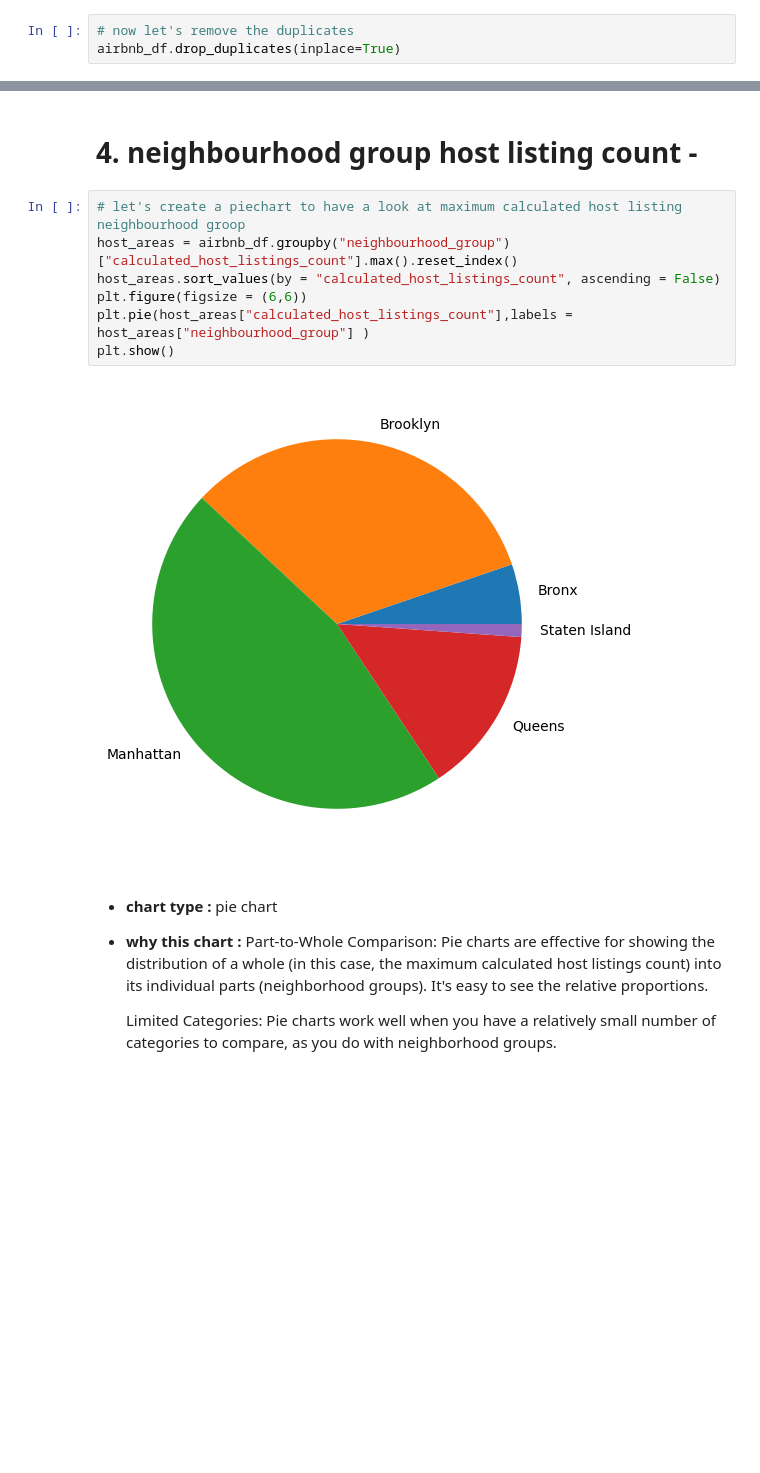
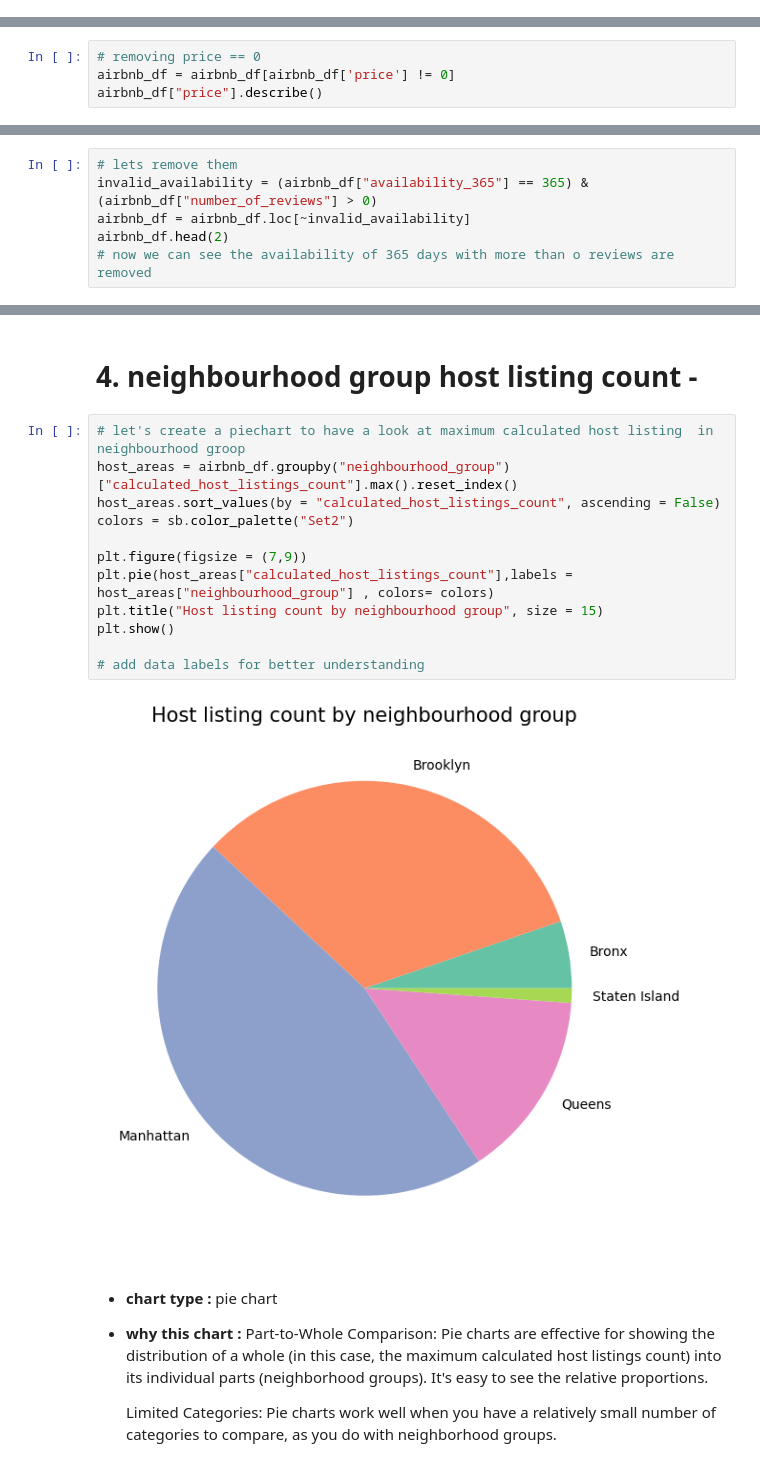
Before and after one commit to Abhijeetlahane09/capstone_project-, a Jupyter notebook: EDA_Airbnb_Project_.ipynb, the cells around one changed output, grey strips where cells are left out. Drawn from its saved outputs; the diff is of its cells as text; blank space fills up the shorter version.

```diff
--- a/EDA_Airbnb_Project_.ipynb
+++ b/EDA_Airbnb_Project_.ipynb
@@ -378,6 +360,3 @@ dtype: int64
-# %%
-# now let's remove the duplicates
-airbnb_df.drop_duplicates(inplace=True)
 # %%
 # Checking for duplicate rows
 duplicate_rows = airbnb_df.duplicated()
@@ -433,0 +439,4 @@ Name: minimum_nights, dtype: float64
+# %%
+# removing price == 0
+airbnb_df = airbnb_df[airbnb_df['price'] != 0]
+airbnb_df["price"].describe()
@@ -433,0 +477,6 @@ Name: minimum_nights, dtype: float64
+# %%
+# lets remove them
+invalid_availability = (airbnb_df["availability_365"] == 365) & (airbnb_df["number_of_reviews"] > 0)
+airbnb_df = airbnb_df.loc[~invalid_availability]
+airbnb_df.head(2)
+# now we can see the availability of 365 days with more than o reviews are removed
@@ -515,14 +579,19 @@ plt.show()
 # %% [markdown]
 # 4. neighbourhood group host listing count -
 # %%
-# let's create a piechart to have a look at maximum calculated host listing neighbourhood groop
+# let's create a piechart to have a look at maximum calculated host listing  in neighbourhood groop
 host_areas = airbnb_df.groupby("neighbourhood_group")["calculated_host_listings_count"].max().reset_index()
 host_areas.sort_values(by = "calculated_host_listings_count", ascending = False)
-plt.figure(figsize = (6,6))
-plt.pie(host_areas["calculated_host_listings_count"],labels = host_areas["neighbourhood_group"] )
+colors = sb.color_palette("Set2")
+
+plt.figure(figsize = (7,9))
+plt.pie(host_areas["calculated_host_listings_count"],labels = host_areas["neighbourhood_group"] , colors= colors)
+plt.title("Host listing count by neighbourhood group", size = 15)
 plt.show()
+
+# add data labels for better understanding
 # %% [output]
-[figure, old version]
+[figure, new version]
 # %% [markdown]
 * **chart type :** pie chart
 * **why this chart :** Part-to-Whole Comparison: Pie charts are effective for showing the distribution of a whole (in this case, the maximum calculated host listings count) into its individual parts (neighborhood groups). It's easy to see the relative proportions.
```
Also changed, not shown: parts of 54 cells of this notebook.
